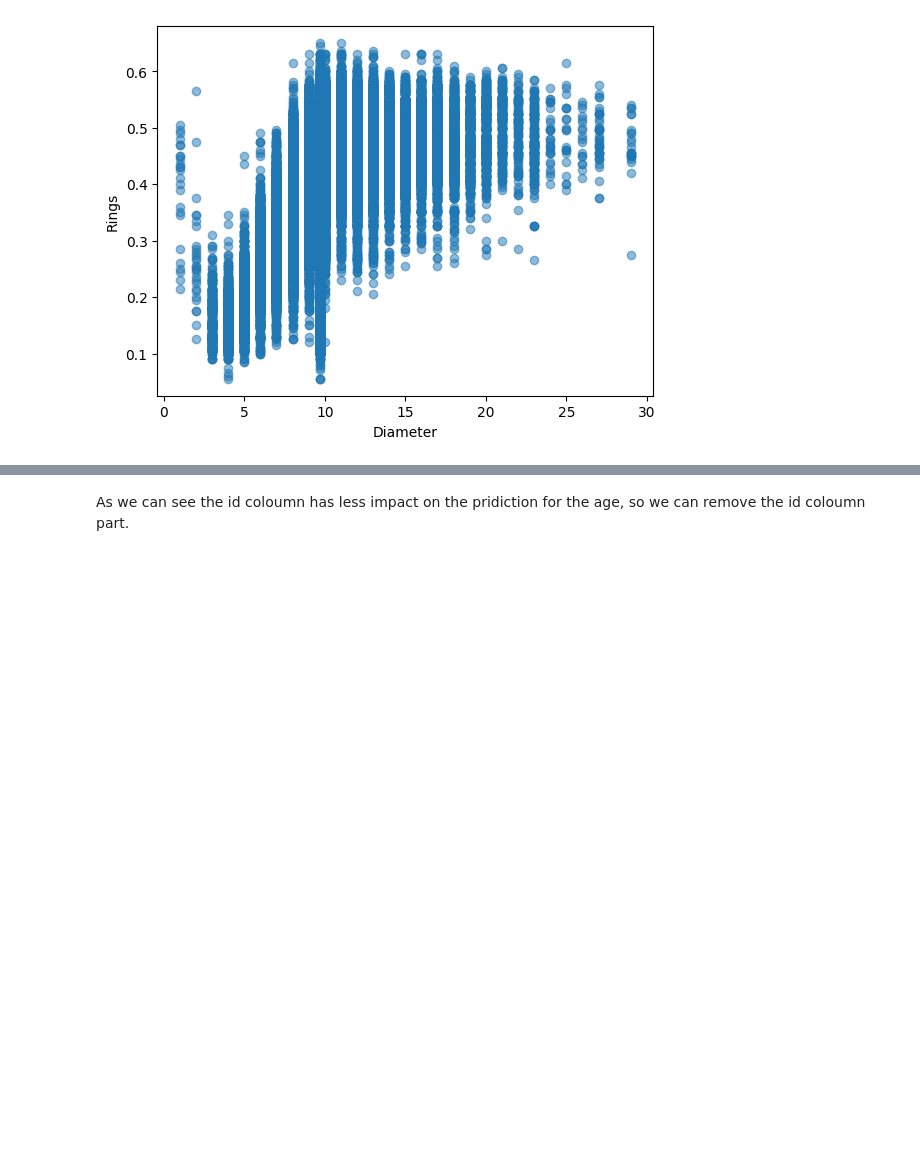
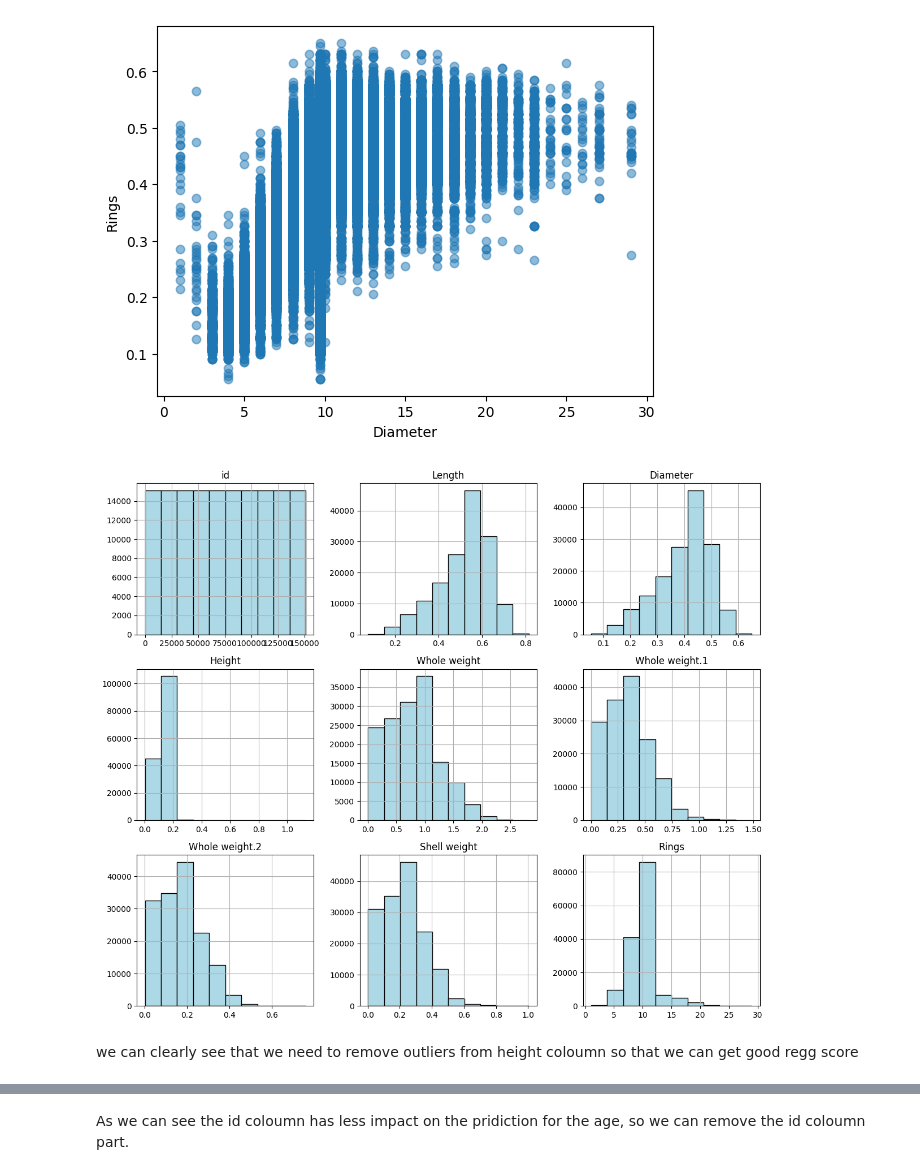
Before and after one commit to ritik1804k/Hotel-Booking-Analysis-, a Jupyter notebook: analyzing-abalone-age.ipynb, the cells around one changed output, grey strips where cells are left out. Cells and saved outputs as stored; diff of their text form; code cells hidden in the pictures; blank space fills up the shorter version.

```diff
--- a/analyzing-abalone-age.ipynb
+++ b/analyzing-abalone-age.ipynb
@@ -242,3 +242,11 @@ plt.xlabel('Diameter')
 plt.show()
 # %% [output]
 [figure]
+# %%
+df.hist(figsize=(12, 10), color='lightblue', edgecolor='black')
+plt.tight_layout()
+plt.show()
+# %% [output]
+[figure, added]
+# %% [markdown]
+we can clearly see that we need to remove outliers from height coloumn so that we can get good regg score
```
Also changed, not shown: parts of 11 cells of this notebook.
